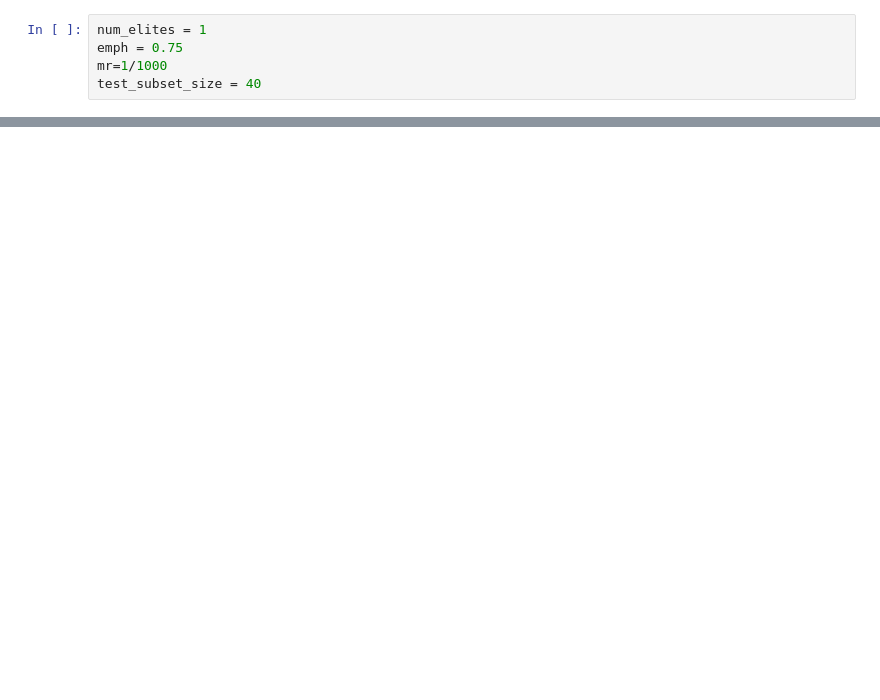
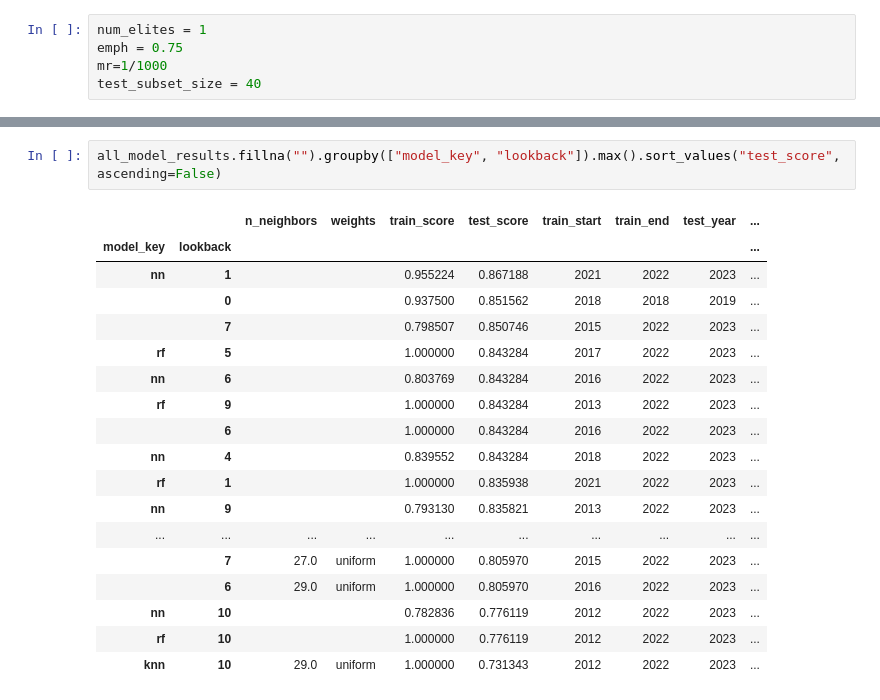
Before and after one commit to vab10266/march_madness_24, a Jupyter notebook: src/test_ga.ipynb, the cells around one changed output, grey strips where cells are left out. Saved outputs shown, nothing was run; the diff lists cells and outputs as text; blank space fills up the shorter version.

```diff
--- a/src/test_ga.ipynb
+++ b/src/test_ga.ipynb
@@ -203,0 +526,21 @@ fitness(pop, test_set).mean()
+# %%
+all_model_results.fillna("").groupby(["model_key", "lookback"]).max().sort_values("test_score", ascending=False)
+# %% [output]
+|  |  | n_neighbors | weights | train_score | test_score | train_start | train_end | test_year | ... |
+| model_key | lookback |  |  |  |  |  |  |  | ... |
+| nn | 1 |  |  | 0.955224 | 0.867188 | 2021 | 2022 | 2023 | ... |
+|  | 0 |  |  | 0.937500 | 0.851562 | 2018 | 2018 | 2019 | ... |
+|  | 7 |  |  | 0.798507 | 0.850746 | 2015 | 2022 | 2023 | ... |
+| rf | 5 |  |  | 1.000000 | 0.843284 | 2017 | 2022 | 2023 | ... |
+| nn | 6 |  |  | 0.803769 | 0.843284 | 2016 | 2022 | 2023 | ... |
+| rf | 9 |  |  | 1.000000 | 0.843284 | 2013 | 2022 | 2023 | ... |
+|  | 6 |  |  | 1.000000 | 0.843284 | 2016 | 2022 | 2023 | ... |
+| nn | 4 |  |  | 0.839552 | 0.843284 | 2018 | 2022 | 2023 | ... |
+| rf | 1 |  |  | 1.000000 | 0.835938 | 2021 | 2022 | 2023 | ... |
+| nn | 9 |  |  | 0.793130 | 0.835821 | 2013 | 2022 | 2023 | ... |
+| ... | ... | ... | ... | ... | ... | ... | ... | ... | ... |
+|  | 7 | 27.0 | uniform | 1.000000 | 0.805970 | 2015 | 2022 | 2023 | ... |
+|  | 6 | 29.0 | uniform | 1.000000 | 0.805970 | 2016 | 2022 | 2023 | ... |
+| nn | 10 |  |  | 0.782836 | 0.776119 | 2012 | 2022 | 2023 | ... |
+| rf | 10 |  |  | 1.000000 | 0.776119 | 2012 | 2022 | 2023 | ... |
+| knn | 10 | 29.0 | uniform | 1.000000 | 0.731343 | 2012 | 2022 | 2023 | ... |
```
Also changed, not shown: parts of 44 cells of this notebook, 10 other files.
